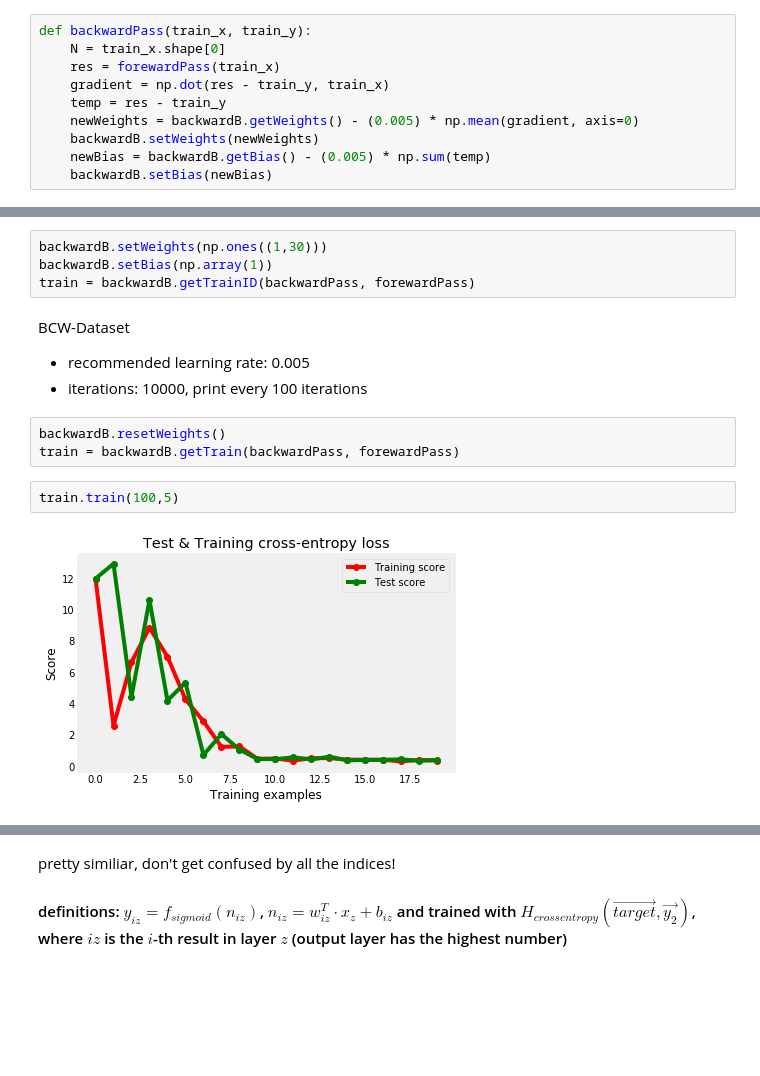
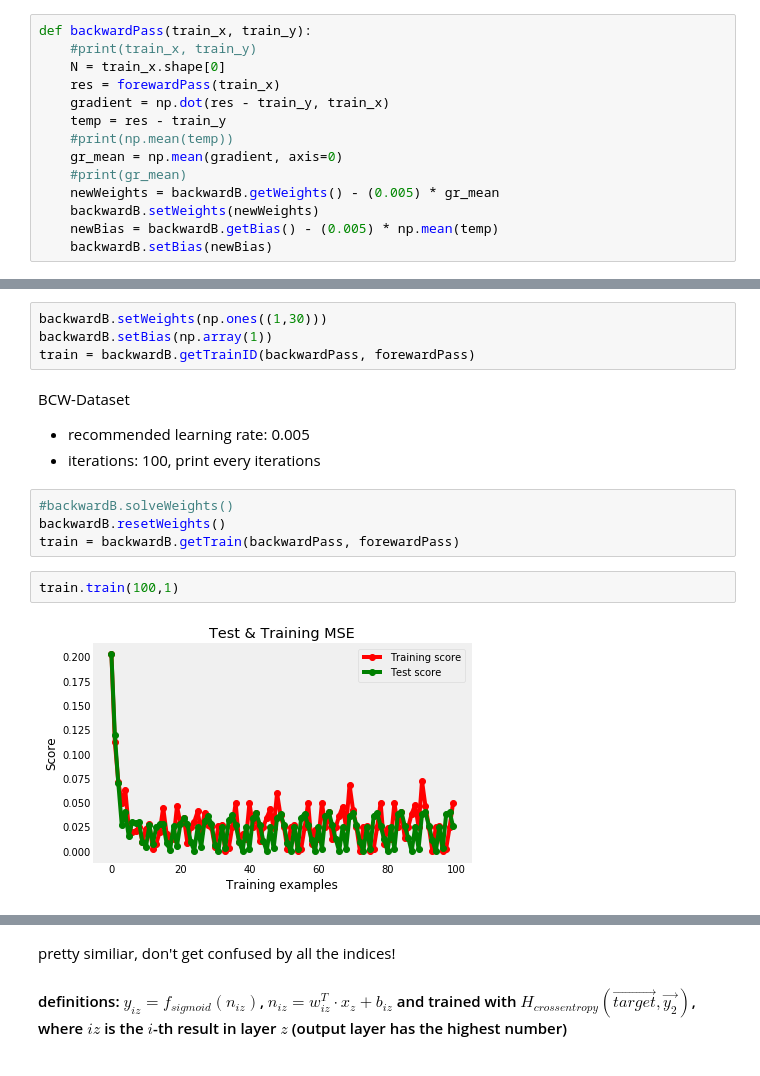
Before and after one commit to hackundsoehne/2018-DL-HandsOn, a Jupyter notebook: Basics/notebooks/3-Backward-Propagation-solution.ipynb, the cells around one changed output, grey strips where cells are left out. Drawn from its saved outputs; the diff is of its cells as text; blank space fills up the shorter version.

```diff
--- a/Basics/notebooks/3-Backward-Propagation-solution.ipynb
+++ b/Basics/notebooks/3-Backward-Propagation-solution.ipynb
@@ -91,13 +91,17 @@ def forewardPass(data):
  - use `np.mean(a, axis=z)` for computing the mean across an axis
 # %%
 def backwardPass(train_x, train_y):
+    #print(train_x, train_y)
     N = train_x.shape[0]
     res = forewardPass(train_x)
     gradient = np.dot(res - train_y, train_x)
     temp = res - train_y
-    newWeights = backwardB.getWeights() - (0.005) * np.mean(gradient, axis=0)
+    #print(np.mean(temp))
+    gr_mean = np.mean(gradient, axis=0)
+    #print(gr_mean)
+    newWeights = backwardB.getWeights() - (0.005) * gr_mean
     backwardB.setWeights(newWeights)
-    newBias = backwardB.getBias() - (0.005) * np.sum(temp)
+    newBias = backwardB.getBias() - (0.005) * np.mean(temp)
     backwardB.setBias(newBias)
 # %% [markdown]
 test whether your implementations is correct. For output $y$ the input is $(y,1,1,1,....,1)$
@@ -108,14 +112,15 @@ train = backwardB.getTrainID(backwardPass, forewardPass)
 # %% [markdown]
  BCW-Dataset
  - recommended learning rate: 0.005
- - iterations: 10000, print every 100 iterations
+ - iterations: 100, print every iterations
 # %%
+#backwardB.solveWeights()
 backwardB.resetWeights()
 train = backwardB.getTrain(backwardPass, forewardPass)
 # %%
-train.train(100,5)
+train.train(100,1)
 # %% [output]
-[figure, old version]
+[figure, new version]
 # %% [markdown]
 ## Putting it together: MNIST
 ![alt text](/assets/mlp_model.png)
```
Also changed, not shown: 1 other file.
